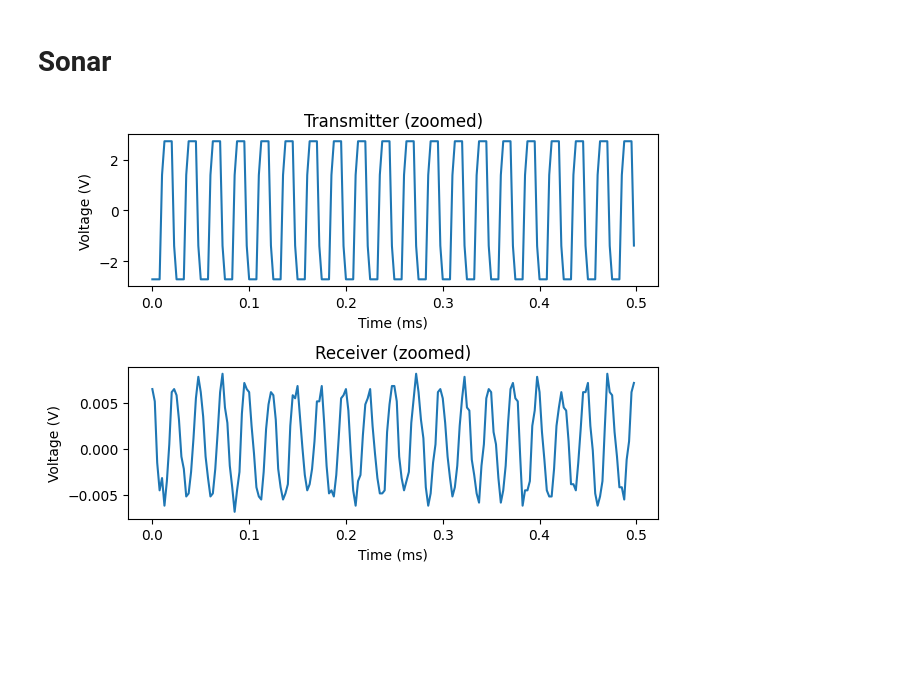
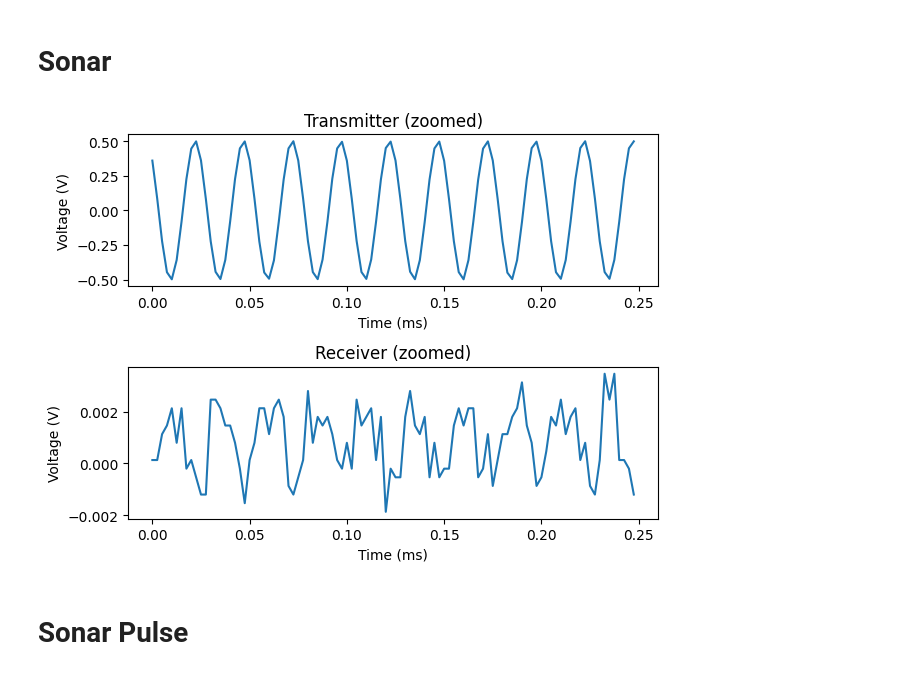
Before and after one commit to LukasPeterson/111a_lab10, a Jupyter notebook: Sonar.ipynb, the cells around one changed output. Saved outputs shown, nothing was run; the diff lists cells and outputs as text; code cells hidden in the pictures; blank space fills up the shorter version.

Commit message:
Pulse Trails

```diff
--- a/Sonar.ipynb
+++ b/Sonar.ipynb
@@ -132,7 +132,7 @@ ads = ADSHardware()
 ads.startup()
 # %%
 freq  = 40e3
-Amp   = 2
+Amp   = 0.5
 pulse = 0.02
 
 ads.use_wavegen(channel=1, function=wavegen_functions["sine"], offset_v=0, freq_hz=freq, amp_v=Amp)
@@ -140,34 +140,36 @@ ads.use_wavegen(channel=1, function=wavegen_functions["sine"], offset_v=0, freq_
 sampling_rate = 400000
 
 tx_data = oscilloscope_run(ads, pulse, 1, sampling_freq=sampling_rate)   # transmitter
 rx_data = oscilloscope_run(ads, pulse, 2, sampling_freq=sampling_rate)   # receiver
 
 ads.close_wavegen()
 
 t_tx = np.array(tx_data["x"])
 v_tx = np.array(tx_data["y"])
 t_rx = np.array(rx_data["x"])
 v_rx = np.array(rx_data["y"])
 
 # Zoom window (0–0.5 ms)
-mask_tx = t_tx < 0.5    # ms
-mask_rx = t_rx < 0.5
+mask_tx = t_tx < 0.25    # ms
+mask_rx = t_rx < 0.25
 
 plt.figure()
 plt.subplot(2,1,1)
 plt.plot(t_tx[mask_tx], v_tx[mask_tx])
 plt.title("Transmitter (zoomed)")
 plt.xlabel("Time (ms)")
 plt.ylabel("Voltage (V)")
 
 plt.subplot(2,1,2)
 plt.plot(t_rx[mask_rx], v_rx[mask_rx])
 plt.title("Receiver (zoomed)")
 plt.xlabel("Time (ms)")
 plt.ylabel("Voltage (V)")
 
 plt.tight_layout()
 plt.show()
 # %% [output]
-[figure, old version]
+[figure, new version]
+# %% [markdown]
+# Sonar Pulse
 # %%
```
Also changed, not shown: parts of 3 cells of this notebook.
